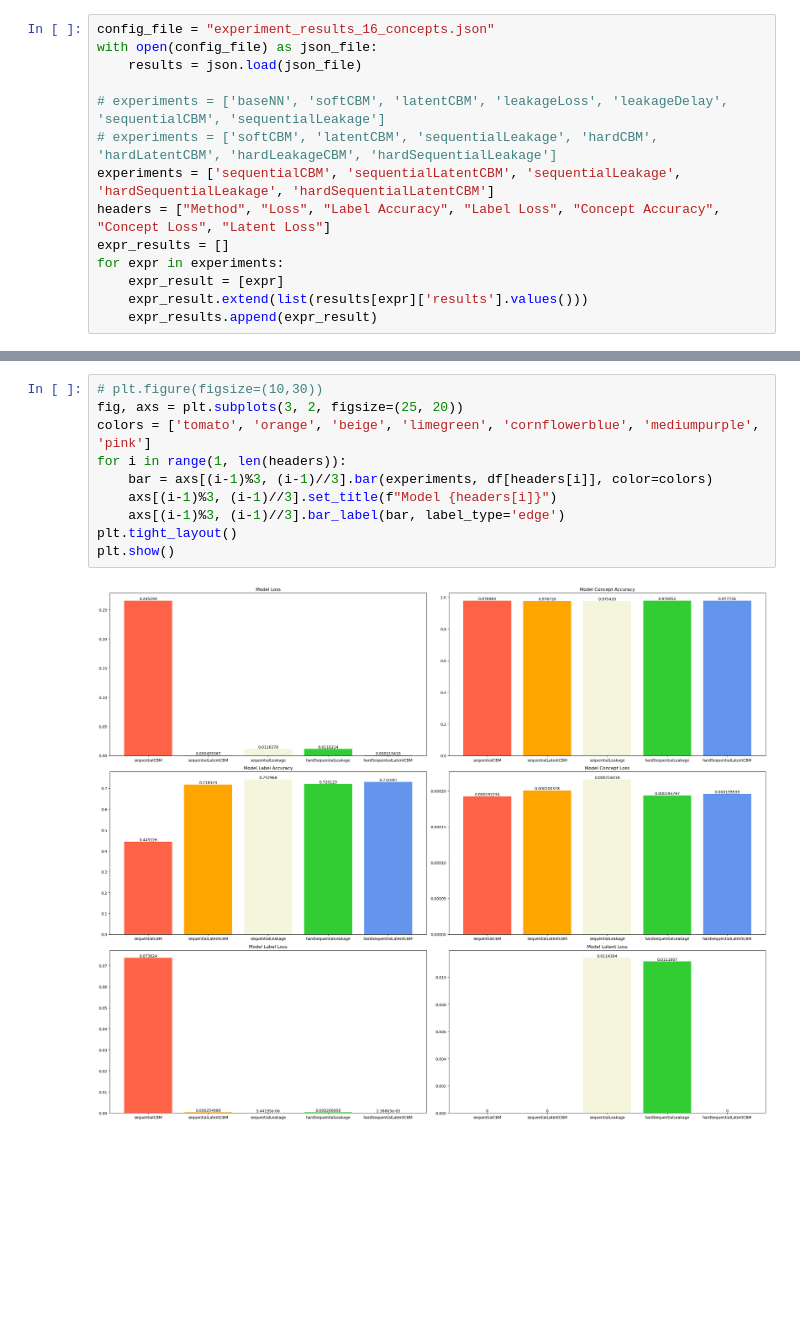
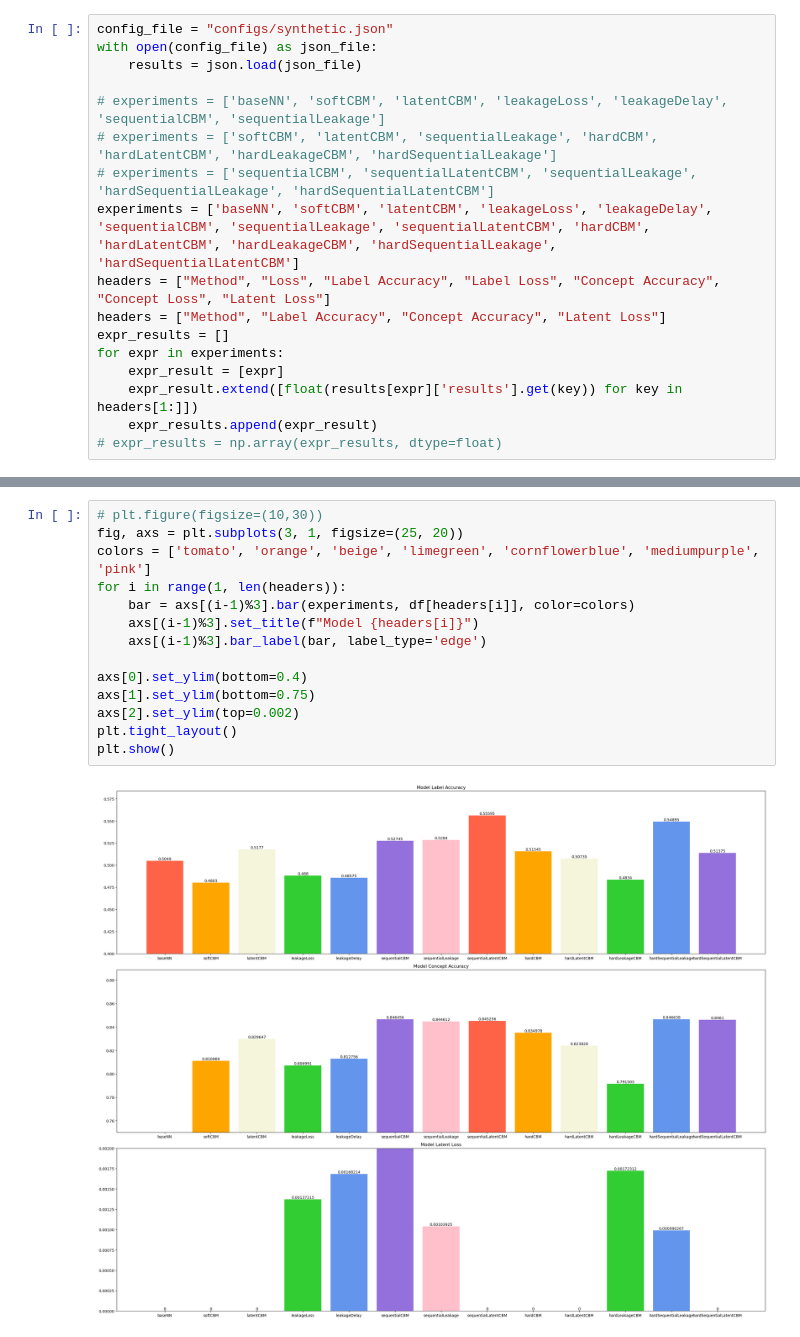
Before and after one commit to Coaster41/ConceptBottleneckLeakage, a Jupyter notebook: experiment_visualizer.ipynb, the cells around one changed output, grey strips where cells are left out. Cells and saved outputs as stored; diff of their text form; blank space fills up the shorter version.

Commit message:
Updated visualizer

```diff
--- a/experiment_visualizer.ipynb
+++ b/experiment_visualizer.ipynb
@@ -5,17 +6,20 @@ import pandas as pd
 # %%
-config_file = "experiment_results_16_concepts.json"
+config_file = "configs/synthetic.json"
 with open(config_file) as json_file:
     results = json.load(json_file)
 
 # experiments = ['baseNN', 'softCBM', 'latentCBM', 'leakageLoss', 'leakageDelay', 'sequentialCBM', 'sequentialLeakage']
 # experiments = ['softCBM', 'latentCBM', 'sequentialLeakage', 'hardCBM', 'hardLatentCBM', 'hardLeakageCBM', 'hardSequentialLeakage']
-experiments = ['sequentialCBM', 'sequentialLatentCBM', 'sequentialLeakage', 'hardSequentialLeakage', 'hardSequentialLatentCBM']
+# experiments = ['sequentialCBM', 'sequentialLatentCBM', 'sequentialLeakage', 'hardSequentialLeakage', 'hardSequentialLatentCBM']
+experiments = ['baseNN', 'softCBM', 'latentCBM', 'leakageLoss', 'leakageDelay', 'sequentialCBM', 'sequentialLeakage', 'sequentialLatentCBM', 'hardCBM', 'hardLatentCBM', 'hardLeakageCBM', 'hardSequentialLeakage', 'hardSequentialLatentCBM']
 headers = ["Method", "Loss", "Label Accuracy", "Label Loss", "Concept Accuracy", "Concept Loss", "Latent Loss"]
+headers = ["Method", "Label Accuracy", "Concept Accuracy", "Latent Loss"]
 expr_results = []
 for expr in experiments:
     expr_result = [expr]
-    expr_result.extend(list(results[expr]['results'].values()))
+    expr_result.extend([float(results[expr]['results'].get(key)) for key in headers[1:]])
     expr_results.append(expr_result)
+# expr_results = np.array(expr_results, dtype=float)
 # %%
 df = pd.DataFrame.from_records(expr_results, columns=headers)
 display(df)
@@ -29,12 +41,16 @@ display(df)
 # %%
 # plt.figure(figsize=(10,30))
-fig, axs = plt.subplots(3, 2, figsize=(25, 20))
+fig, axs = plt.subplots(3, 1, figsize=(25, 20))
 colors = ['tomato', 'orange', 'beige', 'limegreen', 'cornflowerblue', 'mediumpurple', 'pink']
 for i in range(1, len(headers)):
-    bar = axs[(i-1)%3, (i-1)//3].bar(experiments, df[headers[i]], color=colors)
-    axs[(i-1)%3, (i-1)//3].set_title(f"Model {headers[i]}")
-    axs[(i-1)%3, (i-1)//3].bar_label(bar, label_type='edge')
+    bar = axs[(i-1)%3].bar(experiments, df[headers[i]], color=colors)
+    axs[(i-1)%3].set_title(f"Model {headers[i]}")
+    axs[(i-1)%3].bar_label(bar, label_type='edge')
+
+axs[0].set_ylim(bottom=0.4)
+axs[1].set_ylim(bottom=0.75)
+axs[2].set_ylim(top=0.002)
 plt.tight_layout()
 plt.show()
 # %% [output]
-[figure, old version]
+[figure, new version]
```
Also changed, not shown: parts of 2 cells of this notebook.
